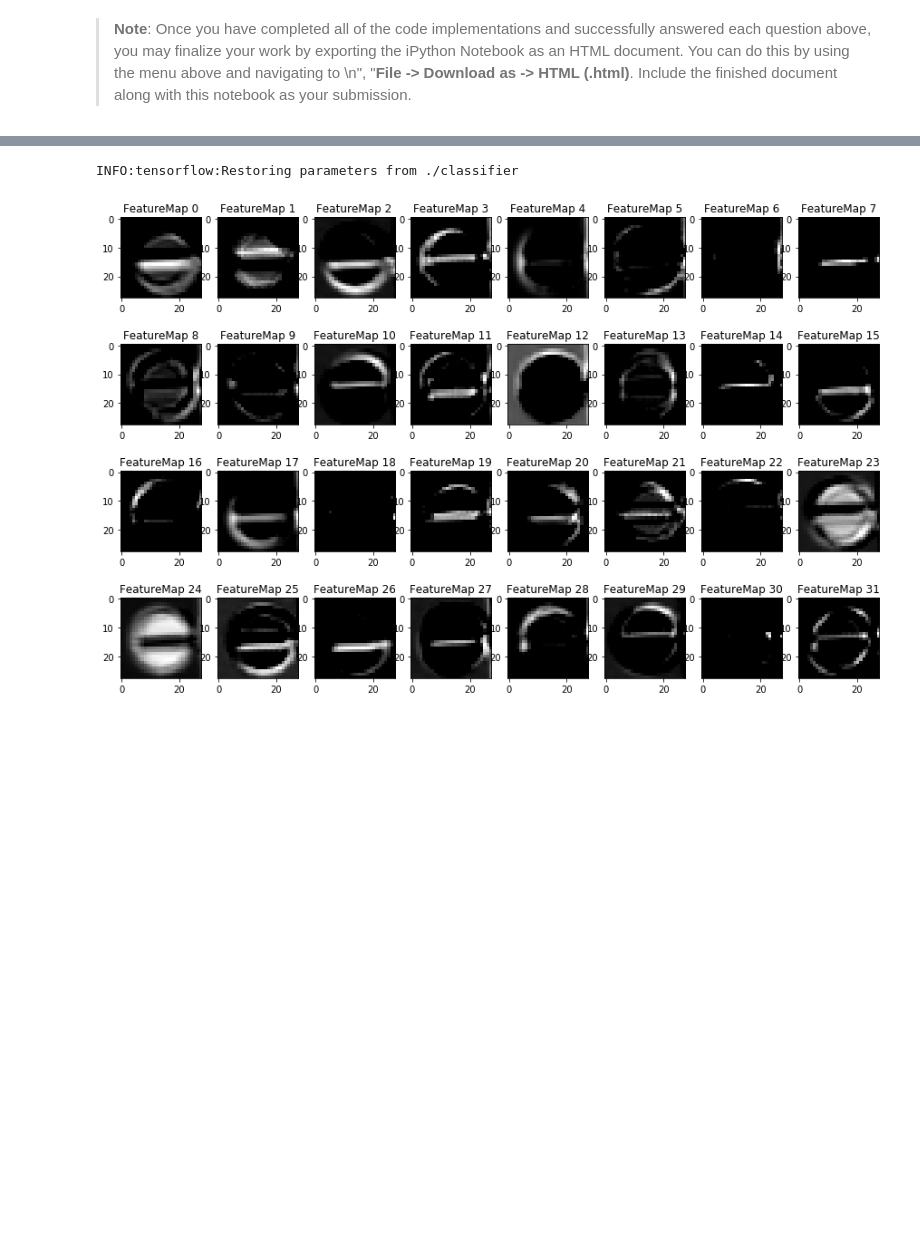
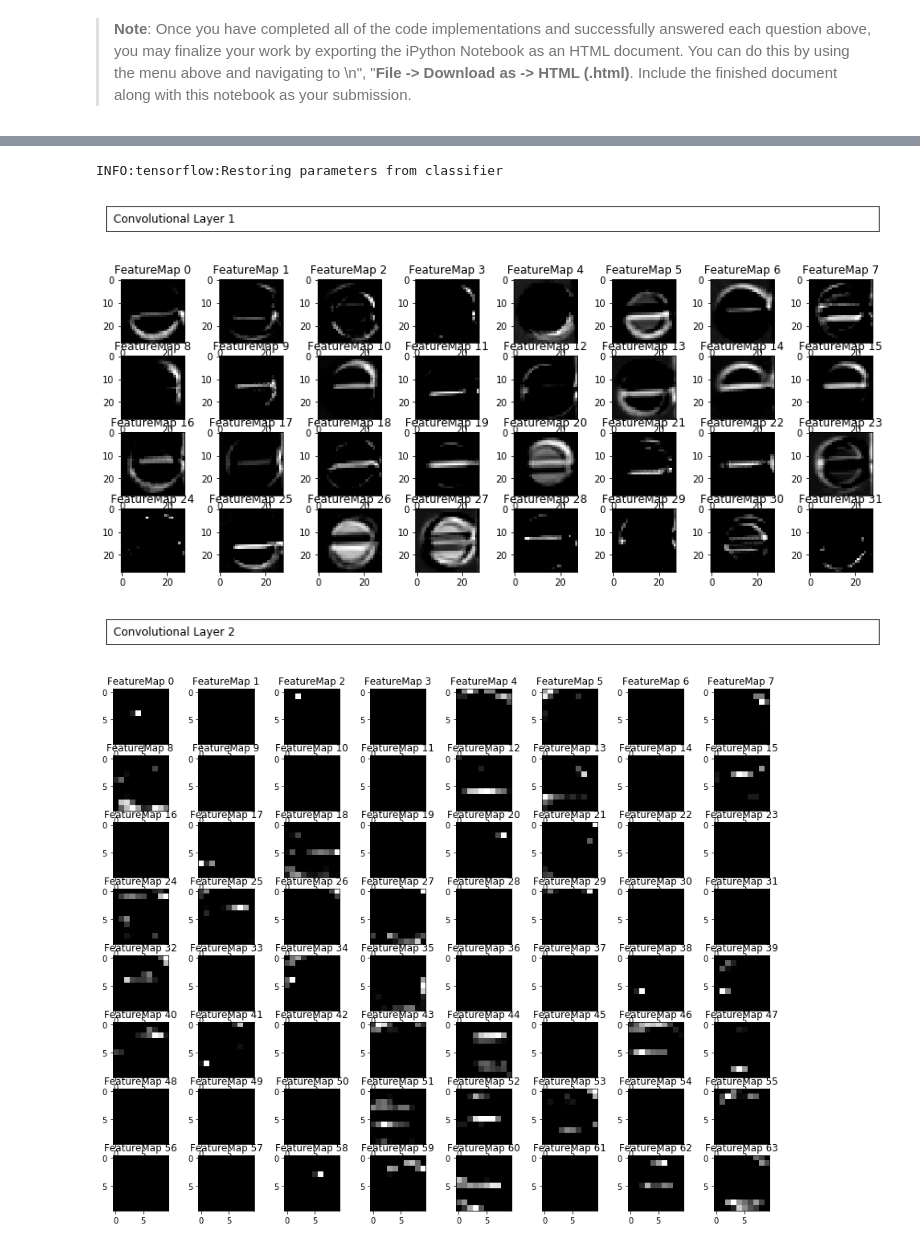
Before and after one commit to egar-garcia/CarND-Traffic-Sign-Classifier-Project, a Jupyter notebook: Traffic_Sign_Classifier.ipynb, the cells around one changed output, grey strips where cells are left out. Saved outputs shown, nothing was run; the diff lists cells and outputs as text; code cells hidden in the pictures; blank space fills up the shorter version.

```diff
--- a/Traffic_Sign_Classifier.ipynb
+++ b/Traffic_Sign_Classifier.ipynb
@@ -437,8 +405,10 @@ x                  = tf.placeholder(tf.float32, (None, 32, 32, 4))
 y                  = tf.placeholder(tf.int32, (None))
 one_hot_y          = tf.one_hot(y, n_classes)
 
-logits             = classifier(x)
-cross_entropy      = tf.nn.softmax_cross_entropy_with_logits(labels=one_hot_y, logits=logits)
+classifier_layers  = classifier(x)
+
+logits             = classifier_layers['logits']
+cross_entropy      = tf.nn.softmax_cross_entropy_with_logits(labels = one_hot_y, logits = logits)
 loss_operation     = tf.reduce_mean(cross_entropy)
 optimizer          = tf.train.AdamOptimizer(learning_rate = LEARNING_RATE)
 training_operation = optimizer.minimize(loss_operation)
@@ -524,7 +494,8 @@ Model saved
 ### the accuracy on the test set should be calculated and reported as well.
 
 with tf.Session() as sess:
-    saver.restore(sess, tf.train.latest_checkpoint('.'))
+    # Restoring model's variables from saved file
+    saver.restore(sess, CLASSIFIER_FILE_PREFIX)
     test_accuracy = evaluate(X_test, y_test, BATCH_SIZE, accuracy_operation)
     print('Test Accuracy = {:.3f}'.format(test_accuracy))
 # %% [output]
@@ -585,7 +556,8 @@ plt.show()
 NEW_IMAGES_PREDICTION_FILE = 'new_images_predictions.png'
 
 with tf.Session() as sess:
-    saver.restore(sess, tf.train.latest_checkpoint('.'))
+    # Restoring model's variables from saved file
+    saver.restore(sess, CLASSIFIER_FILE_PREFIX)
     predictions = sess.run(tf.argmax(logits, 1), feed_dict={x: preProcessImages(new_images)})
 
 accuracy = np.average([1.0 if predictions[i] == new_images_labels[i] else 0.0 for i in range(len(predictions))])
@@ -748,39 +719,55 @@ For an example of what feature map outputs look like, check out NVIDIA's results
  <p></p>
 # %%
 ### Visualize your network's feature maps here.
-### Feel free to use as many code cells as needed.
+
+FEATURE_MAP_CONV1_FILE = 'feature_map_conv1.png'
+FEATURE_MAP_CONV2_FILE = 'feature_map_conv2.png'
 
 # image_input: the test image being fed into the network to produce the feature maps
 # tf_activation: should be a tf variable name used during your training procedure that represents the calculated state of a specific weight layer
 # activation_min/max: can be used to view the activation contrast in more detail, by default matplot sets min and max to the actual min and max values of the output
 # plt_num: used to plot out multiple different weight feature map sets on the same block, just extend the plt number for each new feature map entry
 
 def outputFeatureMap(image_input, tf_activation, activation_min=-1, activation_max=-1 ,plt_num=1):
     # Here make sure to preprocess your image_input in a way your network expects
     # with size, normalization, ect if needed
     # image_input =
     # Note: x should be the same name as your network's tensorflow data placeholder variable
     # If you get an error tf_activation is not defined it may be having trouble accessing the variable from inside a function
-    activation = tf_activation.eval(session=sess,feed_dict={x : image_input})
+    activation = tf_activation.eval(session = sess, feed_dict = {x : image_input})
     featuremaps = activation.shape[3]
-    plt.figure(plt_num, figsize=(15,15))
+    plt.figure(plt_num, figsize = (15, 15))
     for featuremap in range(featuremaps):
-        plt.subplot(6,8, featuremap+1) # sets the number of feature maps to show on each row and column
+        plt.subplot(10, 8, featuremap + 1) # sets the number of feature maps to show on each row and column
         plt.title('FeatureMap ' + str(featuremap)) # displays the feature map number
         if activation_min != -1 & activation_max != -1:
-            plt.imshow(activation[0,:,:, featuremap], interpolation="nearest", vmin =activation_min, vmax=activation_max, cmap="gray")
+            plt.imshow(activation[0, :, :, featuremap], interpolation = "nearest", vmin = activation_min, vmax = activation_max, cmap = "gray")
         elif activation_max != -1:
-            plt.imshow(activation[0,:,:, featuremap], interpolation="nearest", vmax=activation_max, cmap="gray")
+            plt.imshow(activation[0, :, :, featuremap], interpolation = "nearest", vmax = activation_max, cmap = "gray")
         elif activation_min !=-1:
-            plt.imshow(activation[0,:,:, featuremap], interpolation="nearest", vmin=activation_min, cmap="gray")
+            plt.imshow(activation[0, :, :, featuremap], interpolation = "nearest", vmin = activation_min, cmap = "gray")
         else:
-            plt.imshow(activation[0,:,:, featuremap], interpolation="nearest", cmap="gray")
+            plt.imshow(activation[0, :, :, featuremap], interpolation = "nearest", cmap = "gray")
+
+def printLayerTitle(text, plt_num=1):
+    plt.figure(plt_num, figsize = (15, 0.5))
+    plt.xticks(())
+    plt.yticks(())
+    plt.text(0.01, 0.5, text, ha='left', va='center', size=12, alpha=1.0)
 
 with tf.Session() as sess:
-    saver.restore(sess, tf.train.latest_checkpoint('.'))
-#    sess.run(tf.global_variables_initializer())
-#    test_conv = activation(convolutional2D(x, 5, 5, 4, 32))
-    outputFeatureMap(preProcessImages(new_images), convolutional_layers[0])
+    saver.restore(sess, CLASSIFIER_FILE_PREFIX)
+
+    printLayerTitle('Convolutional Layer 1', plt_num = 1)
+    outputFeatureMap(preProcessImages(new_images), classifier_layers['conv1'], plt_num = 2)
+    plt.savefig(FEATURE_MAP_CONV1_FILE)
+
+    printLayerTitle('Convolutional Layer 2', plt_num = 3)
+    outputFeatureMap(preProcessImages(new_images), classifier_layers['conv2'], plt_num = 4)
+    plt.savefig(FEATURE_MAP_CONV2_FILE)
 # %% [output]
-INFO:tensorflow:Restoring parameters from ./classifier
+INFO:tensorflow:Restoring parameters from classifier
-[figure, old version]
+[figure, new version]
+[figure, added]
+[figure, added]
+[figure, added]
```
Also changed, not shown: parts of 14 cells of this notebook, 5 other files.
